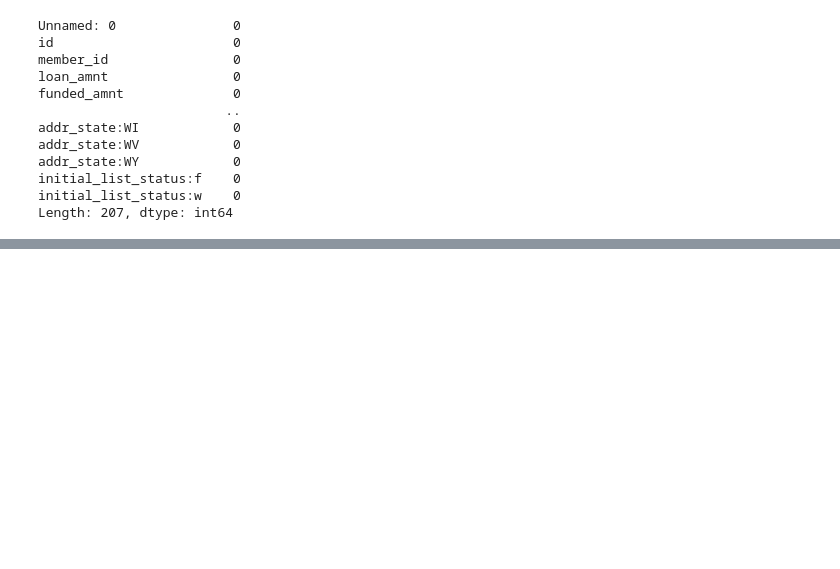
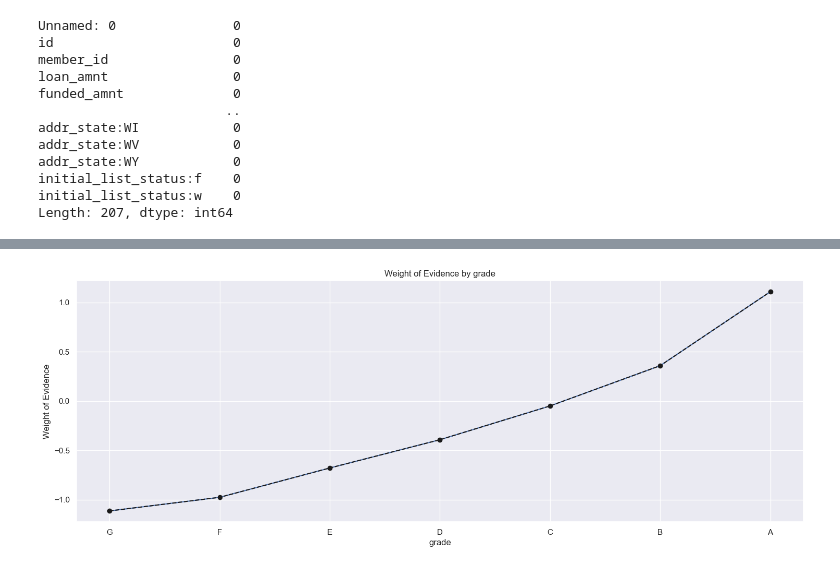
Before and after one commit to GarretHFrank/Credit_Risk_Modelling, a Jupyter notebook: Credit_Risk_Modelling.ipynb, the cells around one changed output, grey strips where cells are left out. Saved outputs shown, nothing was run; the diff lists cells and outputs as text; code cells hidden in the pictures; blank space fills up the shorter version.

Commit message:
Code for continous and discrete preproccessing

```diff
--- a/Credit_Risk_Modelling.ipynb
+++ b/Credit_Risk_Modelling.ipynb
@@ -364,0 +413,6 @@ loan_data['emp_length_int'].fillna(0, inplace=True)
+# %%
+# Set up data to find Weight of Evidence (WoE) and Information Value(IV) in our training data
+df_inputs_prepr = loan_data_inputs_train
+df_targets_prepr = loan_data_targets_train
+#df_inputs_prepr = loan_data_inputs_test
+#df_targets_prepr = loan_data_targets_test
@@ -364,0 +455,4 @@ loan_data['emp_length_int'].fillna(0, inplace=True)
+# %%
+# Deploy WoE function on grade
+df1 = woe_discrete(df_inputs_prepr,"grade",df_targets_prepr)
+df1
@@ -364,0 +468,25 @@ loan_data['emp_length_int'].fillna(0, inplace=True)
+# %%
+# Initialize seaborn
+sns.set()
+# %%
+# Function to visualize WoE
+
+def plot_by_woe(df_WoE, rotation_of_x_axis_varaibles = 0):
+
+    # Establish x and y axis variable
+    x = np.array(df_WoE.iloc[: , 0].apply(str))
+    y = df_WoE.loc[:, "WoE"]
+
+    # Set fig size
+    plt.figure(figsize = (18,6))
+
+    plt.plot(x,y)
+    plt.plot(x,y,marker = "o", linestyle = "--", color = "k")
+    plt.xlabel(df_WoE.columns[0])
+    plt.ylabel("Weight of Evidence")
+    plt.title(str("Weight of Evidence by ") + df_WoE.columns[0])
+    plt.xticks(rotation = rotation_of_x_axis_varaibles )
+# %%
+plot_by_woe(df1)
+# %% [output]
+[figure, added]
```
Also changed, not shown: parts of 76 cells of this notebook.
